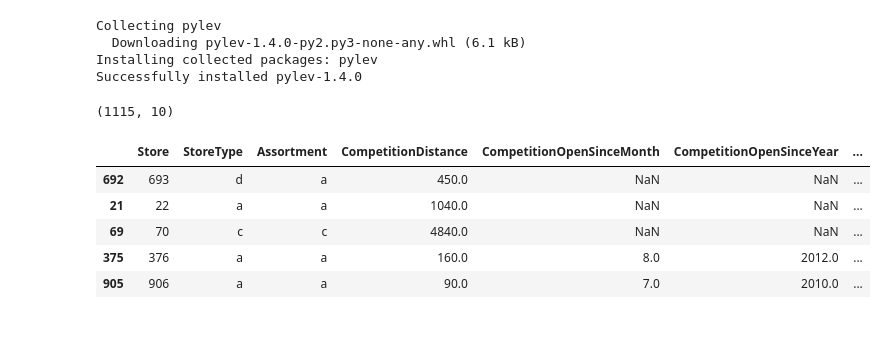
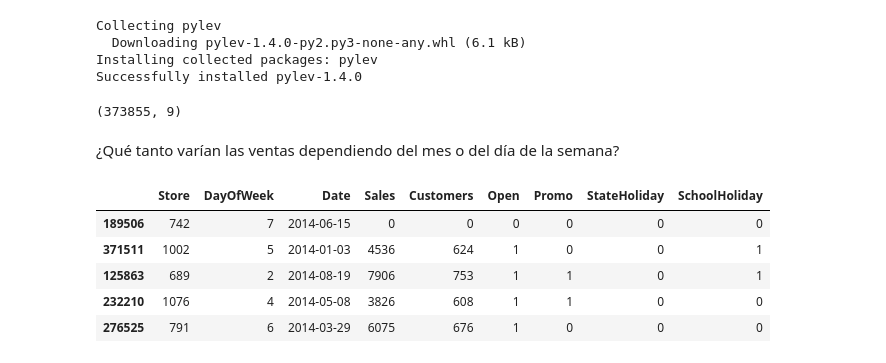
Before and after one commit to Jucavilav/CienciaDatosParcialDatos, a Jupyter notebook: JuanAvila.ipynb, the cells around one changed output. Cells and saved outputs as stored; diff of their text form; code cells hidden in the pictures; blank space fills up the shorter version.

```diff
--- a/JuanAvila.ipynb
+++ b/JuanAvila.ipynb
@@ -37,17 +37,22 @@ import scipy.stats as stats
 # %%
 pd.set_option("display.max_columns", None)
 # %%
-alpes_df = pd.read_csv("https://raw.githubusercontent.com/Jucavilav/CienciaDatosParcialDatos/main/stores.csv")
+stores_df = pd.read_csv("https://raw.githubusercontent.com/Jucavilav/CienciaDatosParcialDatos/main/stores.csv")
+sales_df = pd.read_csv("https://raw.githubusercontent.com/Jucavilav/CienciaDatosParcialDatos/main/sales_history.csv")
-# %%
-alpes_df.shape
-# %% [output]
-(1115, 10)
+# %%
+stores_df.shape
+sales_df.shape
+# %% [output]
+(373855, 9)
+# %% [markdown]
+¿Qué tanto varían las ventas dependiendo del
+mes o del día de la semana?
 # %%
-alpes_df.sample(5)
+sales_df.sample(5)
 # %% [output]
-|  | Store | StoreType | Assortment | CompetitionDistance | CompetitionOpenSinceMonth | CompetitionOpenSinceYear | ... |
-| 692 | 693 | d | a | 450.0 | NaN | NaN | ... |
-| 21 | 22 | a | a | 1040.0 | NaN | NaN | ... |
-| 69 | 70 | c | c | 4840.0 | NaN | NaN | ... |
-| 375 | 376 | a | a | 160.0 | 8.0 | 2012.0 | ... |
-| 905 | 906 | a | a | 90.0 | 7.0 | 2010.0 | ... |
+|  | Store | DayOfWeek | Date | Sales | Customers | Open | Promo | StateHoliday | SchoolHoliday |
+| 189506 | 742 | 7 | 2014-06-15 | 0 | 0 | 0 | 0 | 0 | 0 |
+| 371511 | 1002 | 5 | 2014-01-03 | 4536 | 624 | 1 | 0 | 0 | 1 |
+| 125863 | 689 | 2 | 2014-08-19 | 7906 | 753 | 1 | 1 | 0 | 1 |
+| 232210 | 1076 | 4 | 2014-05-08 | 3826 | 608 | 1 | 1 | 0 | 0 |
+| 276525 | 791 | 6 | 2014-03-29 | 6075 | 676 | 1 | 0 | 0 | 0 |
```
Also changed, not shown: parts of 10 cells of this notebook.
